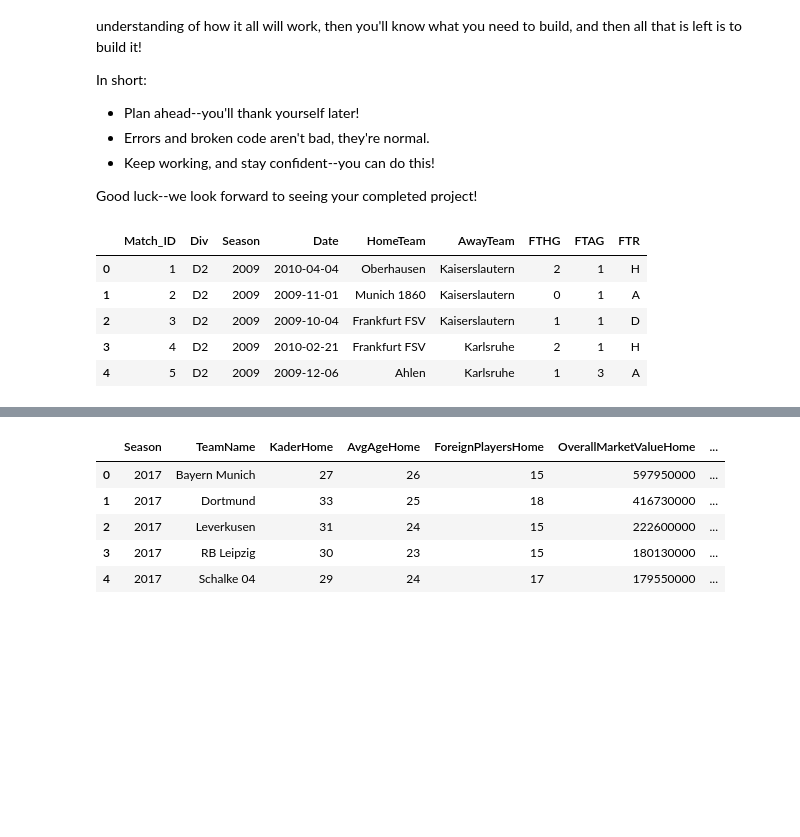
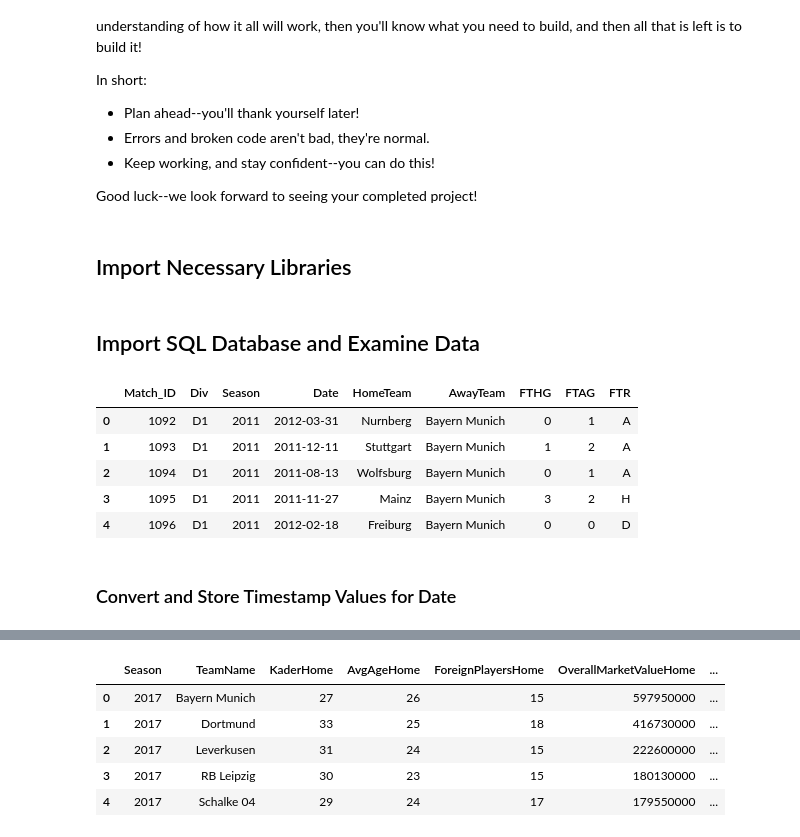
Before and after one commit to ajain1017/dsc-mod-2-lab-online-ds-pt-081219, a Jupyter notebook: index.ipynb, the cells around one changed output, grey strips where cells are left out. Saved outputs shown, nothing was run; the diff lists cells and outputs as text; code cells hidden in the pictures; blank space fills up the shorter version.

```diff
--- a/index.ipynb
+++ b/index.ipynb
@@ -74,0 +68,2 @@ class MongoHandler():
+# %% [markdown]
+## Import Necessary Libraries
@@ -75 +78,3 @@ class MongoHandler():
+# %% [markdown]
+## Import SQL Database and Examine Data
 # %%
@@ -78,14 +81,16 @@ import sqlite3
 conn = sqlite3.connect('database.sqlite')
 cur = conn.cursor()
 # %%
-cur.execute("""SELECT * FROM Matches;""")
+cur.execute("""SELECT * FROM Matches WHERE Season = 2011;""")
 df_Matches = pd.DataFrame(cur.fetchall())
 df_Matches.columns = [x[0] for x in cur.description]
 df_Matches.head()
 # %% [output]
 |  | Match_ID | Div | Season | Date | HomeTeam | AwayTeam | FTHG | FTAG | FTR |
-| 0 | 1 | D2 | 2009 | 2010-04-04 | Oberhausen | Kaiserslautern | 2 | 1 | H |
-| 1 | 2 | D2 | 2009 | 2009-11-01 | Munich 1860 | Kaiserslautern | 0 | 1 | A |
-| 2 | 3 | D2 | 2009 | 2009-10-04 | Frankfurt FSV | Kaiserslautern | 1 | 1 | D |
-| 3 | 4 | D2 | 2009 | 2010-02-21 | Frankfurt FSV | Karlsruhe | 2 | 1 | H |
-| 4 | 5 | D2 | 2009 | 2009-12-06 | Ahlen | Karlsruhe | 1 | 3 | A |
+| 0 | 1092 | D1 | 2011 | 2012-03-31 | Nurnberg | Bayern Munich | 0 | 1 | A |
+| 1 | 1093 | D1 | 2011 | 2011-12-11 | Stuttgart | Bayern Munich | 1 | 2 | A |
+| 2 | 1094 | D1 | 2011 | 2011-08-13 | Wolfsburg | Bayern Munich | 0 | 1 | A |
+| 3 | 1095 | D1 | 2011 | 2011-11-27 | Mainz | Bayern Munich | 3 | 2 | H |
+| 4 | 1096 | D1 | 2011 | 2012-02-18 | Freiburg | Bayern Munich | 0 | 0 | D |
+# %% [markdown]
+### Convert and Store Timestamp Values for Date
```
Also changed, not shown: parts of 17 cells of this notebook.
